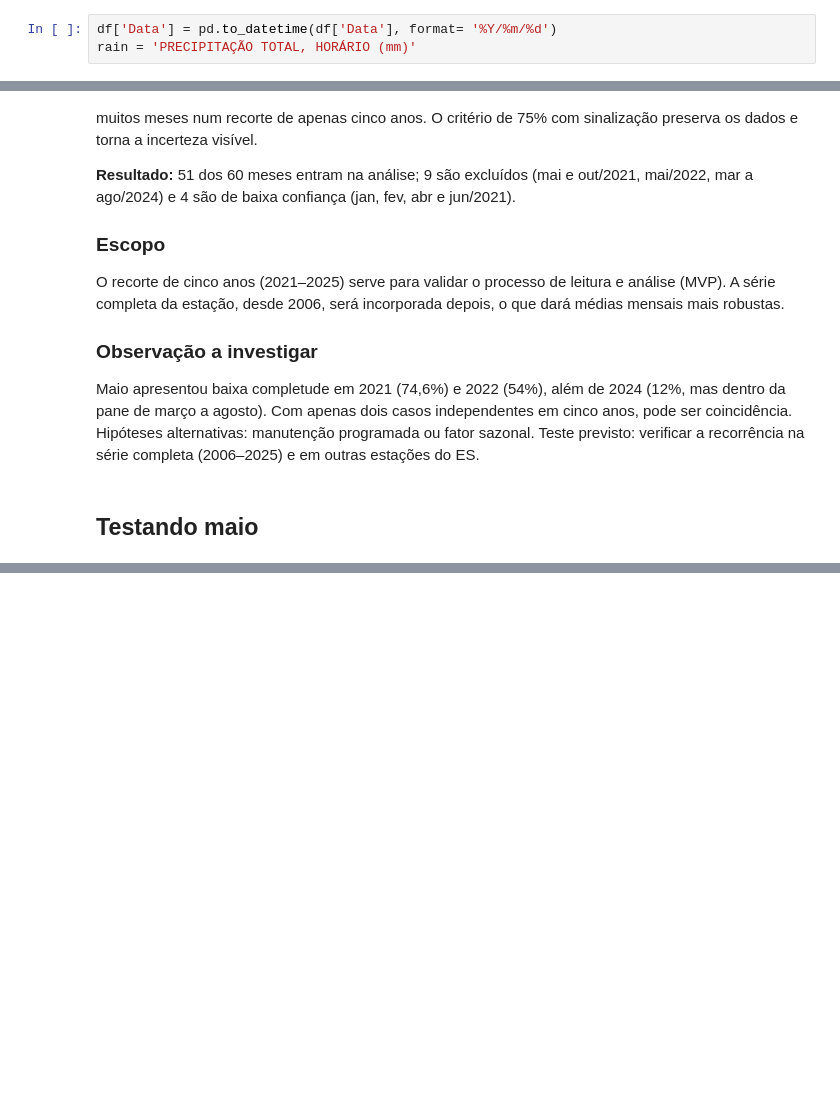
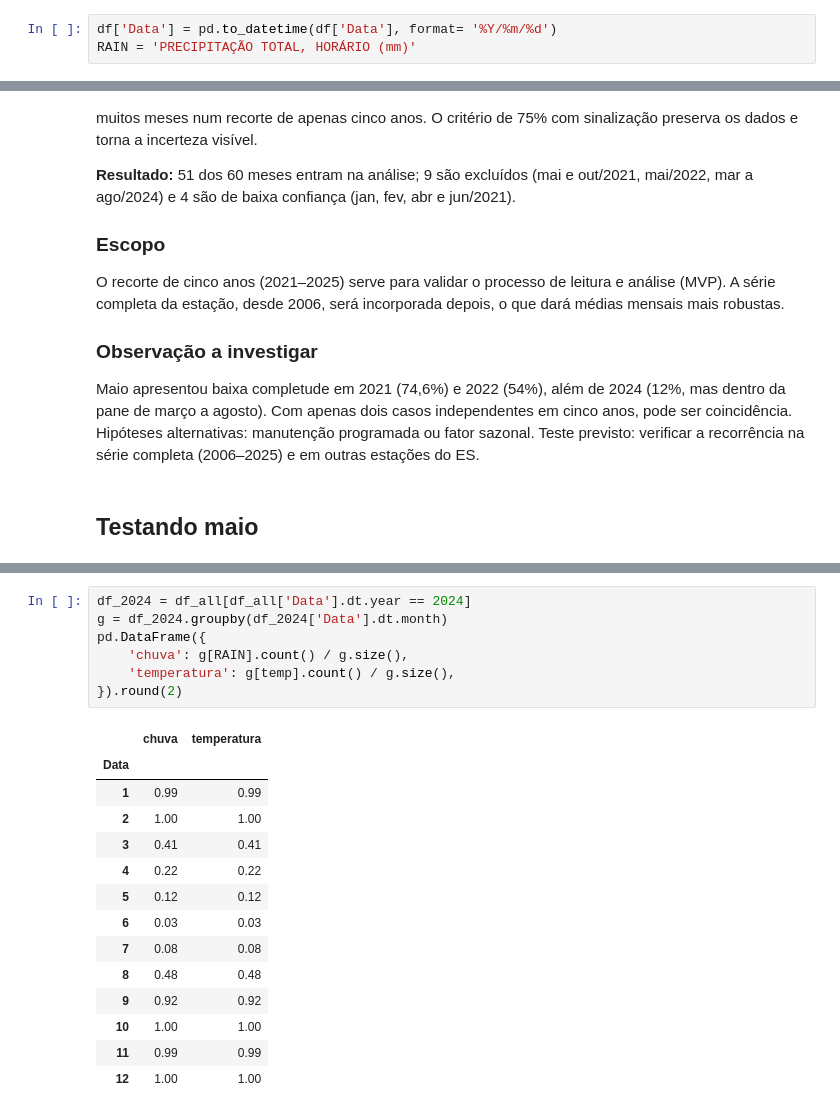
Before and after one commit to renanricardosilva/chuva-es, a Jupyter notebook: notebooks/01-exploracao-vitoria.ipynb, the cells around one changed output, grey strips where cells are left out. Cells and saved outputs as stored; diff of their text form; blank space fills up the shorter version.

```diff
--- a/notebooks/01-exploracao-vitoria.ipynb
+++ b/notebooks/01-exploracao-vitoria.ipynb
@@ -111,5 +140,5 @@ max        32.800000
 Name: PRECIPITAÇÃO TOTAL, HORÁRIO (mm), dtype: float64
 # %%
 df['Data'] = pd.to_datetime(df['Data'], format= '%Y/%m/%d')
-rain = 'PRECIPITAÇÃO TOTAL, HORÁRIO (mm)'
+RAIN = 'PRECIPITAÇÃO TOTAL, HORÁRIO (mm)'
 # %%
@@ -204,0 +264,22 @@ Name: PRECIPITAÇÃO TOTAL, HORÁRIO (mm), dtype: int64
+# %%
+df_2024 = df_all[df_all['Data'].dt.year == 2024]
+g = df_2024.groupby(df_2024['Data'].dt.month)
+pd.DataFrame({
+    'chuva': g[RAIN].count() / g.size(),
+    'temperatura': g[temp].count() / g.size(),
+}).round(2)
+# %% [output]
+|  | chuva | temperatura |
+| Data |  |  |
+| 1 | 0.99 | 0.99 |
+| 2 | 1.00 | 1.00 |
+| 3 | 0.41 | 0.41 |
+| 4 | 0.22 | 0.22 |
+| 5 | 0.12 | 0.12 |
+| 6 | 0.03 | 0.03 |
+| 7 | 0.08 | 0.08 |
+| 8 | 0.48 | 0.48 |
+| 9 | 0.92 | 0.92 |
+| 10 | 1.00 | 1.00 |
+| 11 | 0.99 | 0.99 |
+| 12 | 1.00 | 1.00 |
```
Also changed, not shown: parts of 13 cells of this notebook.
